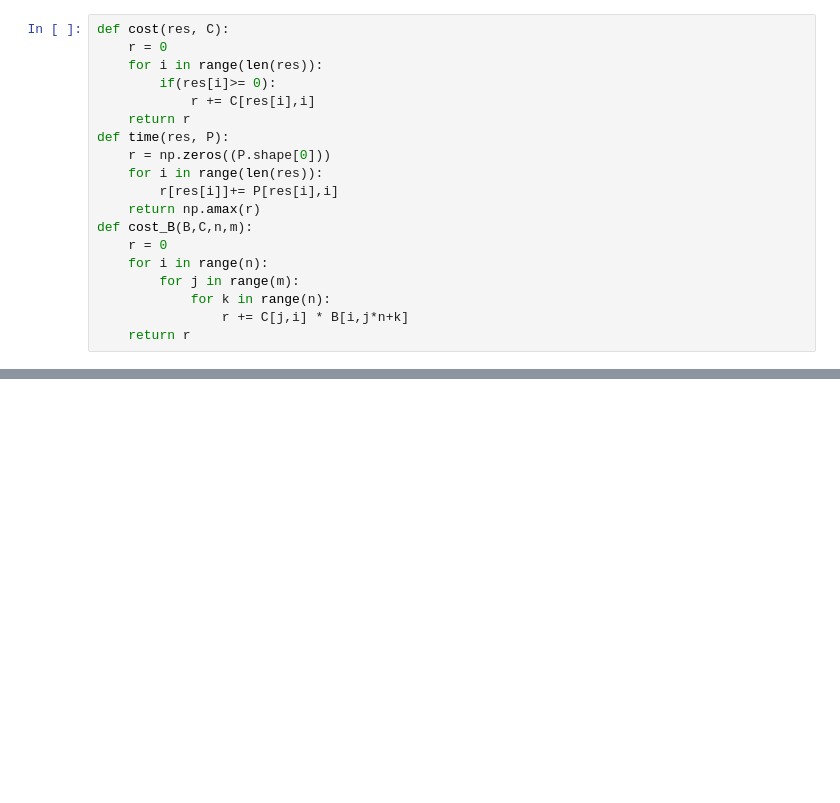
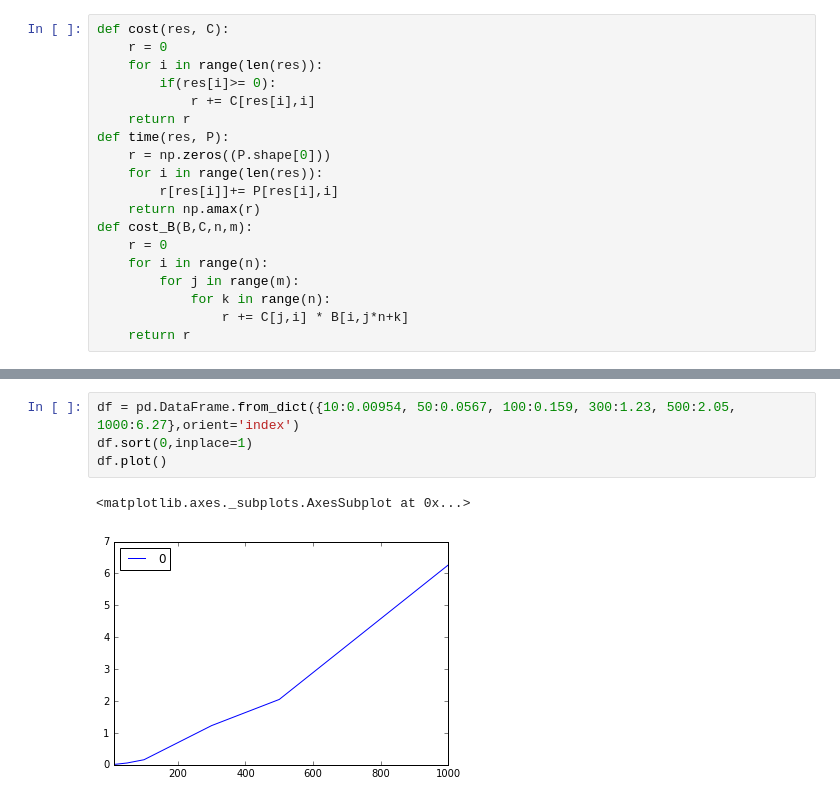
Before and after one commit to kevinsung/generalized-assignment, a Jupyter notebook: GA.ipynb, the cells around one changed output, grey strips where cells are left out. Cells and saved outputs as stored; diff of their text form; blank space fills up the shorter version.

```diff
--- a/GA.ipynb
+++ b/GA.ipynb
@@ -401,0 +480,7 @@ print(a)
+# %%
+df = pd.DataFrame.from_dict({10:0.00954, 50:0.0567, 100:0.159, 300:1.23, 500:2.05, 1000:6.27},orient='index')
+df.sort(0,inplace=1)
+df.plot()
+# %% [output]
+<matplotlib.axes._subplots.AxesSubplot at 0x...>
+[figure, added]
```
Also changed, not shown: parts of 16 cells of this notebook.
